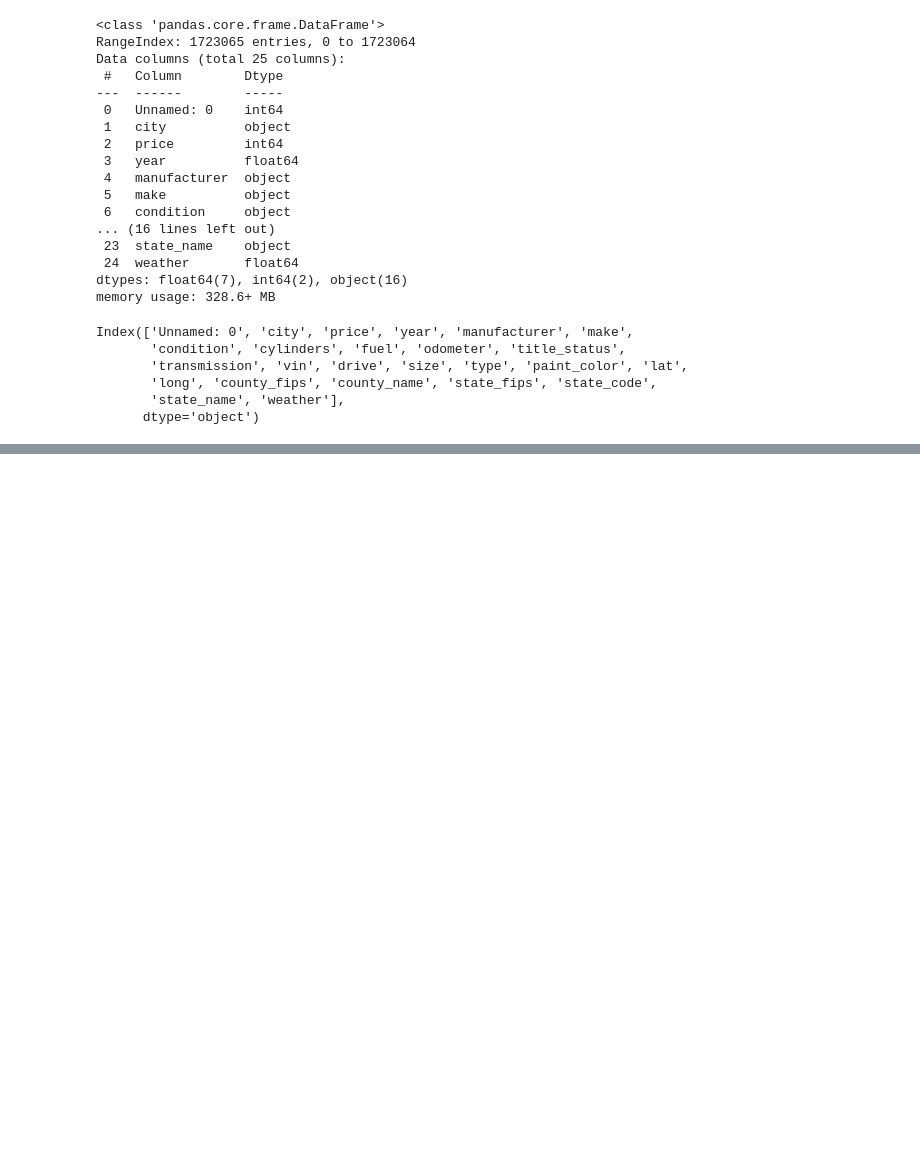
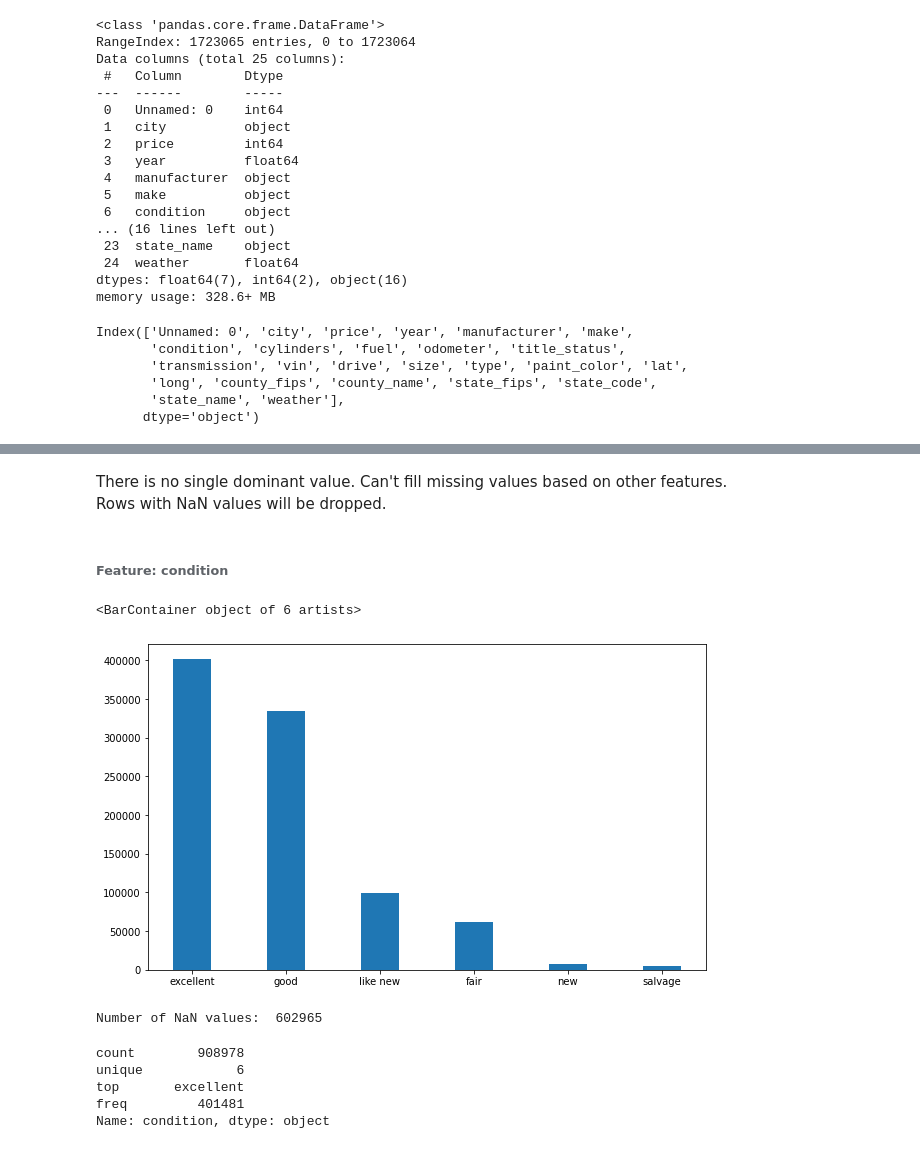
Before and after one commit to Michal-Pocztowski/Car-price-predictor, a Jupyter notebook: Cars.ipynb, the cells around one changed output, grey strips where cells are left out. Cells and saved outputs as stored; diff of their text form; code cells hidden in the pictures; blank space fills up the shorter version.

```diff
--- a/Cars.ipynb
+++ b/Cars.ipynb
@@ -51,0 +68,17 @@ Index(['Unnamed: 0', 'city', 'price', 'year', 'manufacturer', 'make',
+# %%
+col_to_drop = [
+    'Unnamed: 0',
+    'city',
+    'vin',
+    'paint_color',
+    'lat',
+    'long',
+    'county_fips',
+    'county_name',
+    'state_fips',
+    'state_code',
+    'state_name',
+    'weather',
+]
+cars = cars.drop(columns=col_to_drop)
+cars
@@ -51,0 +141,2 @@ Index(['Unnamed: 0', 'city', 'price', 'year', 'manufacturer', 'make',
+# %%
+cars.dropna(subset=['year'], inplace=True)
@@ -51,0 +180,2 @@ Index(['Unnamed: 0', 'city', 'price', 'year', 'manufacturer', 'make',
+# %%
+cars.dropna(subset=['manufacturer'], inplace=True)
@@ -51,0 +211,28 @@ Index(['Unnamed: 0', 'city', 'price', 'year', 'manufacturer', 'make',
+# %% [markdown]
+There is no single dominant value. Can't fill missing values based on other features.<br>
+Rows with NaN values will be dropped.
+# %%
+cars.dropna(subset=['make'], inplace=True)
+# %% [markdown]
+###### Feature: condition
+# %%
+%matplotlib inline
+import matplotlib.pyplot as plt
+
+plt.figure(figsize=(10, 6))
+plt.bar(cars.condition.value_counts().keys(), cars.condition.value_counts(), width=0.4)
+# %% [output]
+<BarContainer object of 6 artists>
+[figure, added]
+# %%
+print("Number of NaN values: ", calculate_cars_nan_values().condition)
+# %% [output]
+Number of NaN values:  602965
+# %%
+cars.condition.describe()
+# %% [output]
+count        908978
+unique            6
+top       excellent
+freq         401481
+Name: condition, dtype: object
```
Also changed, not shown: parts of 75 cells of this notebook.
